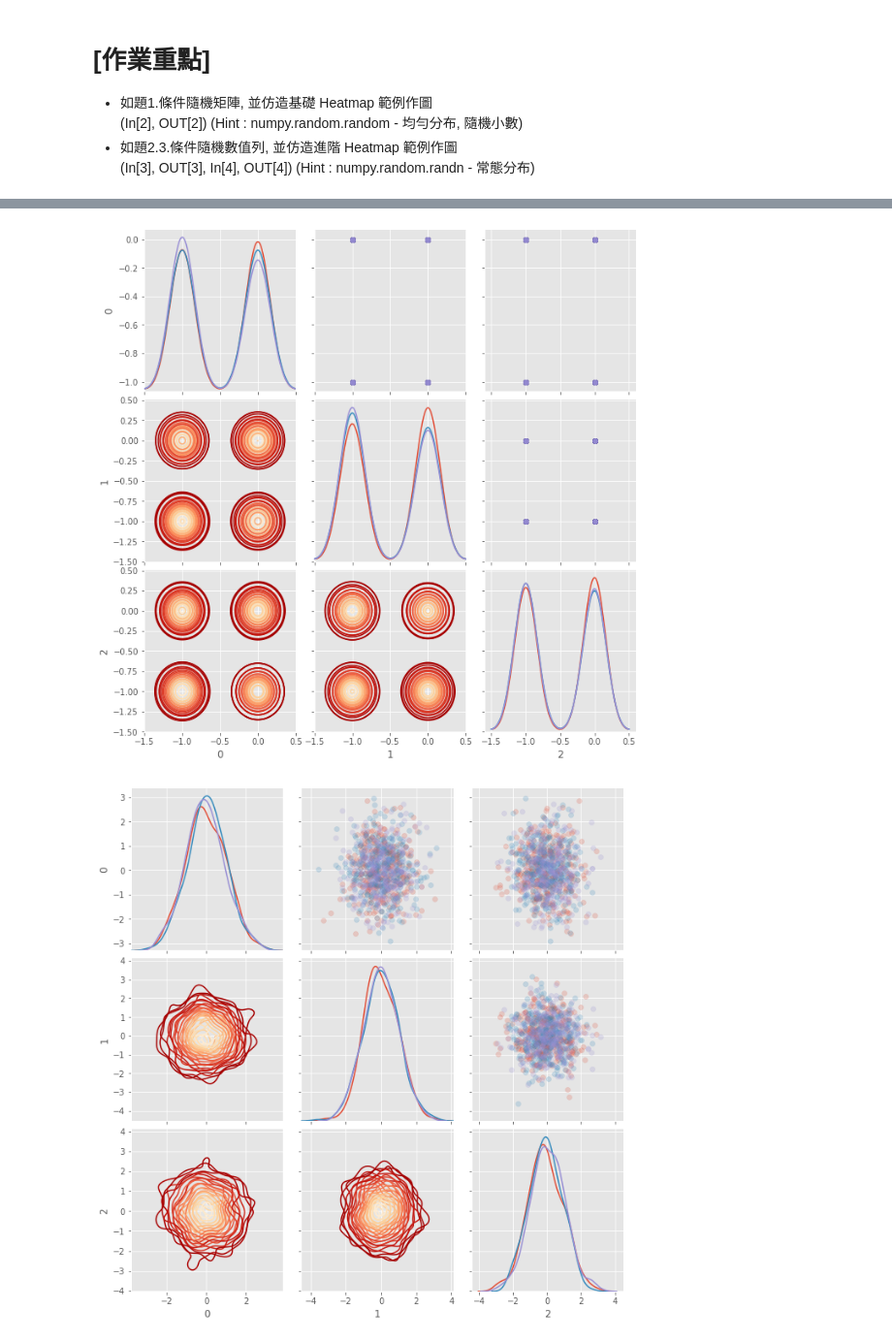
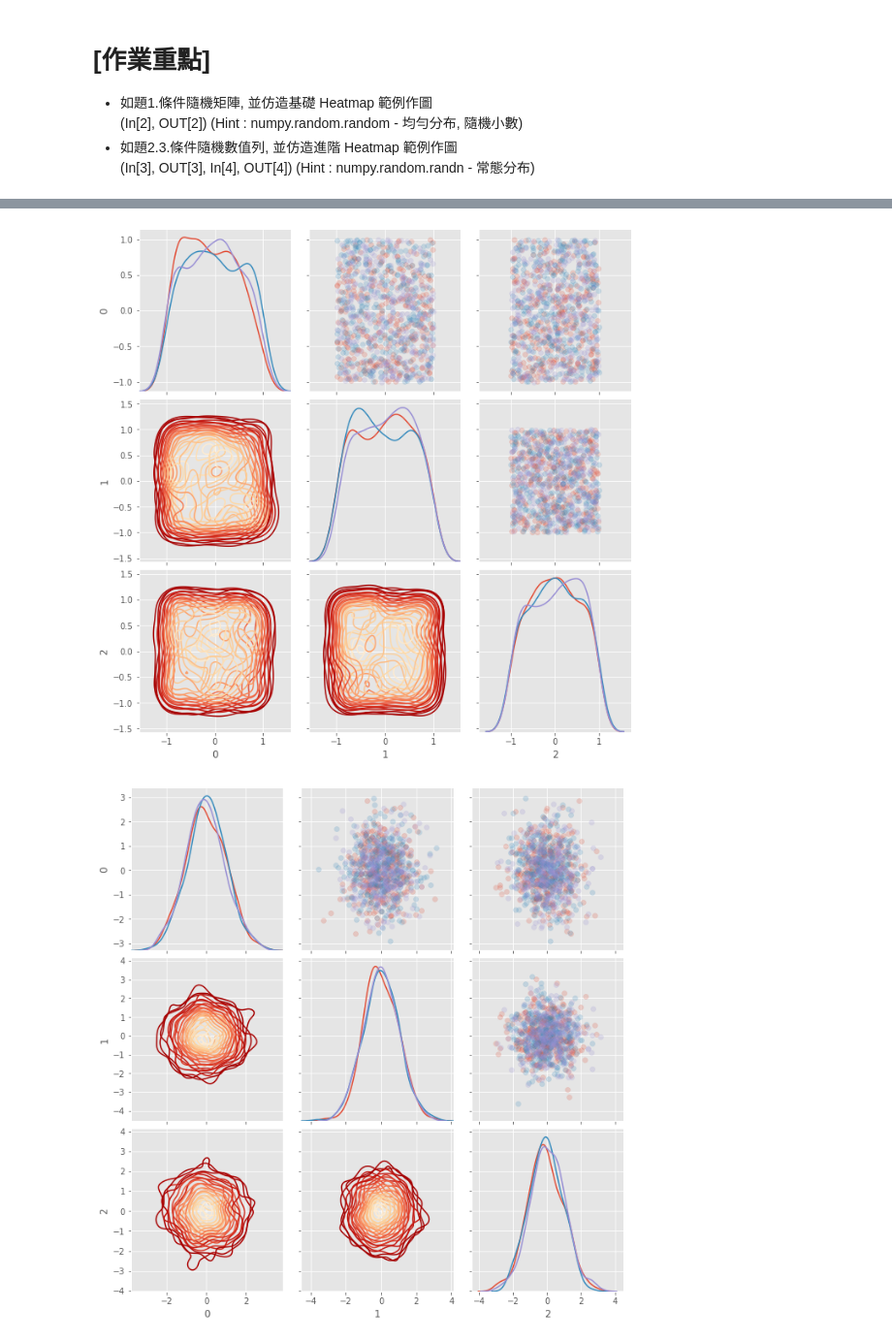
Before and after one commit to Hsu-Hui/ML100Days, a Jupyter notebook: HomeWork/Day_020_HW.ipynb, the cells around one changed output, grey strips where cells are left out. Shown: that part at 97% size. Saved outputs shown, nothing was run; the diff lists cells and outputs as text; code cells hidden in the pictures.

```diff
--- a/HomeWork/Day_020_HW.ipynb
+++ b/HomeWork/Day_020_HW.ipynb
@@ -41,29 +42,29 @@ plt.show()
 # %%
 nrow = 1000
 ncol = 3
 """
 Your Code Here
 """
-matrix = np.random.randint(-1,1,[nrow,ncol])
+matrix =  (np.random.random((nrow,ncol)) - 0.5) * 2
 
 # 隨機給予 0, 1, 2 三種標籤
 indice = np.random.choice([0,1,2], size=nrow)
 plot_data = pd.DataFrame(matrix, indice).reset_index()
 
 # 繪製 seborn 進階 Heatmap
 grid = sns.PairGrid(data = plot_data, size = 3, diag_sharey=False,
                     hue = 'index', vars = [x for x in list(plot_data.columns) if x != 'index'])
 """
 Your Code Here
 Please replace "..." to correct plot function
 """
 grid.map_upper(plt.scatter , alpha = 0.2)
 grid.map_diag(sns.kdeplot)
 grid.map_lower(sns.kdeplot, cmap = plt.cm.OrRd_r)
 
 plt.show()
 # %% [output]
-[figure, old version]
+[figure, new version]
 # %%
 nrow = 1000
 ncol = 3
```
Also changed, not shown: parts of 1 cell of this notebook.
